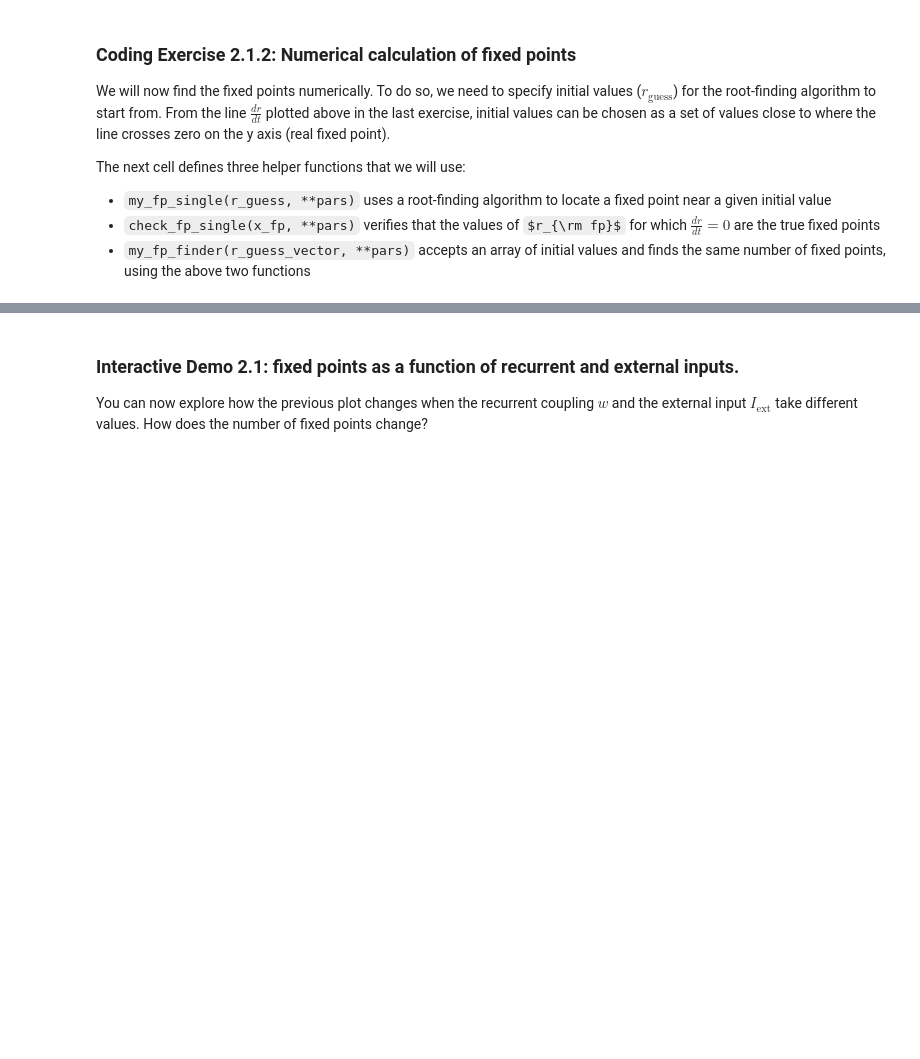
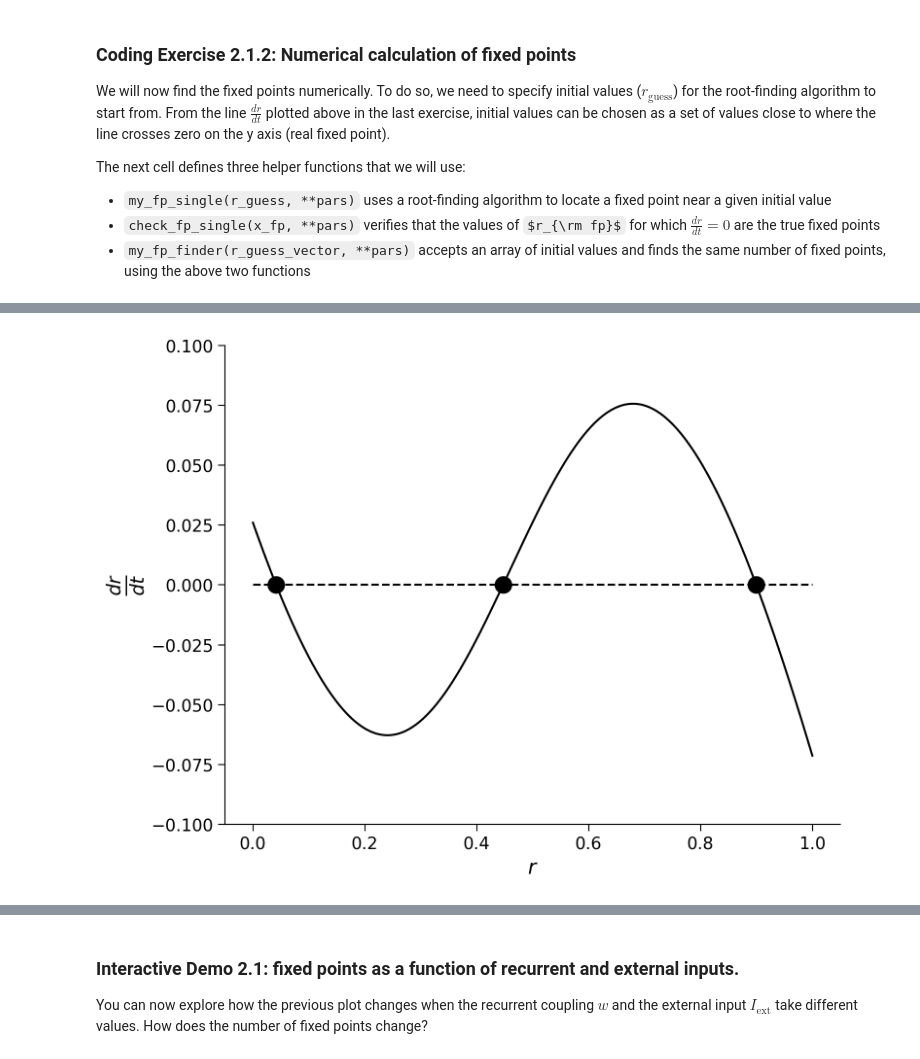
Before and after one commit to SuhaasAdiraju/NeuromatchAcademy2023_SSA, a Jupyter notebook: tutorials/W2D4_DynamicNetworks/student/W2D4_Tutorial1.ipynb, the cells around one changed output, grey strips where cells are left out. Cells and saved outputs as stored; diff of their text form; code cells hidden in the pictures; some formulas as TeX source; blank space fills up the shorter version.

```diff
--- a/tutorials/W2D4_DynamicNetworks/student/W2D4_Tutorial1.ipynb
+++ b/tutorials/W2D4_DynamicNetworks/student/W2D4_Tutorial1.ipynb
@@ -720,27 +733,29 @@ help(my_fp_finder)
 # %%
 # Set parameters
 r = np.linspace(0, 1, 1000)
 pars = default_pars_single(I_ext=0.5, w=5)
 
 # Compute dr/dt
 drdt = compute_drdt(r, **pars)
 
 #############################################################################
 # TODO for students:
-# Define initial values close to the intersections of drdt and y=0
+# Define initial values close to the i ntersections of drdt and y=0
 # (How many initial values? Hint: How many times do the two lines intersect?)
 # Calculate the fixed point with these initial values and plot them
-raise NotImplementedError('student_exercise: find fixed points numerically')
+    #raise NotImplementedError('student_exercise: find fixed points numerically')
 #############################################################################
 
 # Initial guesses for fixed points
-r_guess_vector = [...]
+r_guess_vector = [0,.4,.9]
 
 # Find fixed point numerically
 x_fps = my_fp_finder(pars, r_guess_vector)
 
 # Visualize
 plot_dr_r(r, drdt, x_fps)
+# %% [output]
+[figure, added]
 # %% [markdown]
 [*Click for solution*](https://github.com/NeuromatchAcademy/course-content/tree/main/tutorials/W2D4_DynamicNetworks/solutions/W2D4_Tutorial1_Solution_1c599fac.py)
 
```
Also changed, not shown: parts of 1 cell of this notebook.
